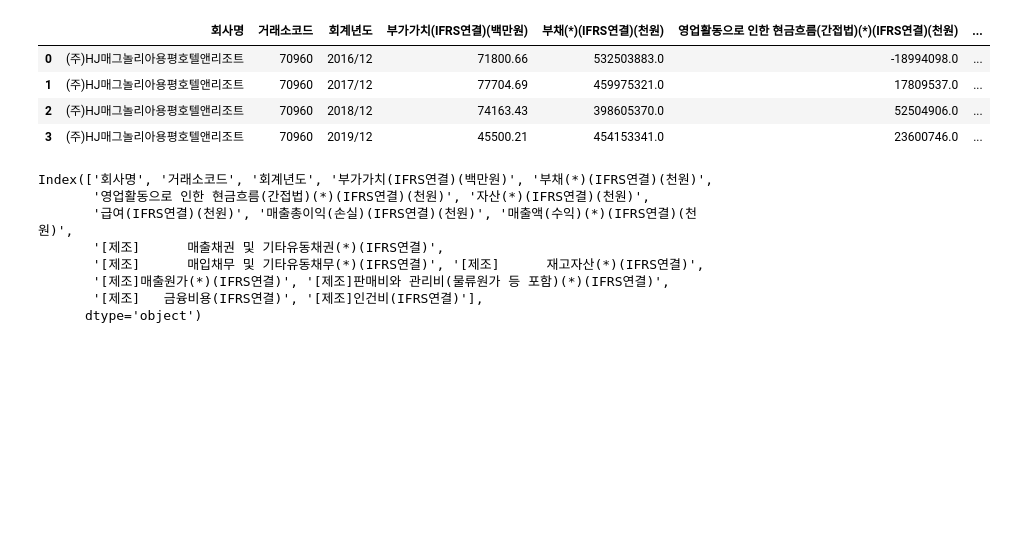
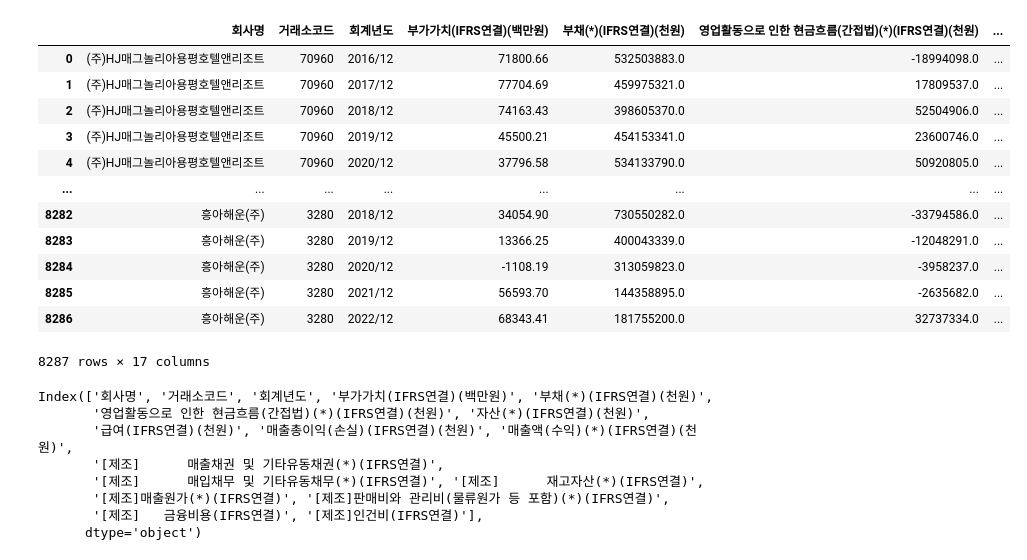
Before and after one commit to kimsierra/vscode, a Jupyter notebook: 2024/ML/프로젝트2/코스피피쳐분자분모.ipynb, the cells around one changed output. Saved outputs shown, nothing was run; the diff lists cells and outputs as text; code cells hidden in the pictures; blank space fills up the shorter version.

```diff
--- a/2024/ML/프로젝트2/코스피피쳐분자분모.ipynb
+++ b/2024/ML/프로젝트2/코스피피쳐분자분모.ipynb
@@ -1,13 +1,21 @@
 # %%
 import pandas as pd
 df = pd.read_excel('C:/Users/SAMSUNG/Documents/vscode/2024/ML/프로젝트2/코스피혜선피쳐.xlsx')
-df.head(4)
+df
 # %% [output]
 |  | 회사명 | 거래소코드 | 회계년도 | 부가가치(IFRS연결)(백만원) | 부채(*)(IFRS연결)(천원) | 영업활동으로 인한 현금흐름(간접법)(*)(IFRS연결)(천원) | ... |
 | 0 | (주)HJ매그놀리아용평호텔앤리조트 | 70960 | 2016/12 | 71800.66 | 532503883.0 | -18994098.0 | ... |
 | 1 | (주)HJ매그놀리아용평호텔앤리조트 | 70960 | 2017/12 | 77704.69 | 459975321.0 | 17809537.0 | ... |
 | 2 | (주)HJ매그놀리아용평호텔앤리조트 | 70960 | 2018/12 | 74163.43 | 398605370.0 | 52504906.0 | ... |
 | 3 | (주)HJ매그놀리아용평호텔앤리조트 | 70960 | 2019/12 | 45500.21 | 454153341.0 | 23600746.0 | ... |
+| 4 | (주)HJ매그놀리아용평호텔앤리조트 | 70960 | 2020/12 | 37796.58 | 534133790.0 | 50920805.0 | ... |
+| ... | ... | ... | ... | ... | ... | ... | ... |
+| 8282 | 흥아해운(주) | 3280 | 2018/12 | 34054.90 | 730550282.0 | -33794586.0 | ... |
+| 8283 | 흥아해운(주) | 3280 | 2019/12 | 13366.25 | 400043339.0 | -12048291.0 | ... |
+| 8284 | 흥아해운(주) | 3280 | 2020/12 | -1108.19 | 313059823.0 | -3958237.0 | ... |
+| 8285 | 흥아해운(주) | 3280 | 2021/12 | 56593.70 | 144358895.0 | -2635682.0 | ... |
+| 8286 | 흥아해운(주) | 3280 | 2022/12 | 68343.41 | 181755200.0 | 32737334.0 | ... |
+8287 rows × 17 columns
 # %%
 df.columns
 # %% [output]
```
Also changed, not shown: parts of 6 cells of this notebook, 37 other files.
